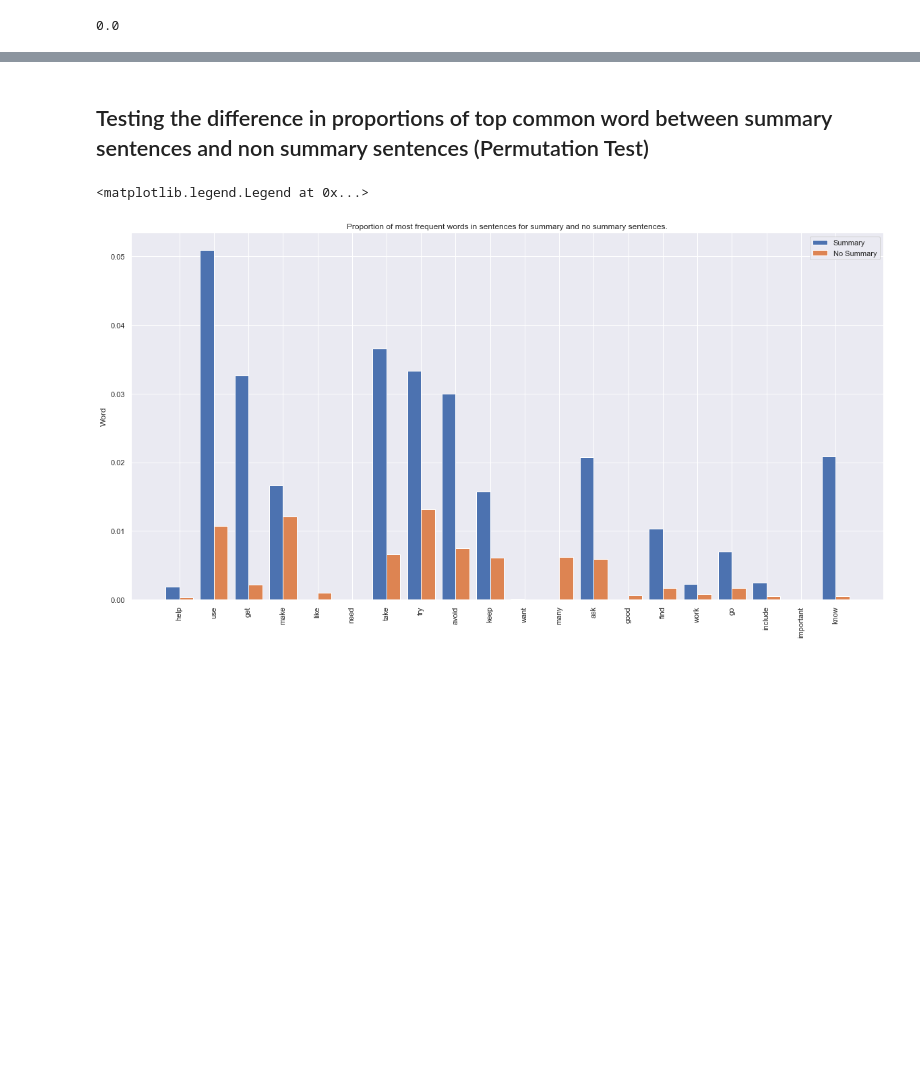
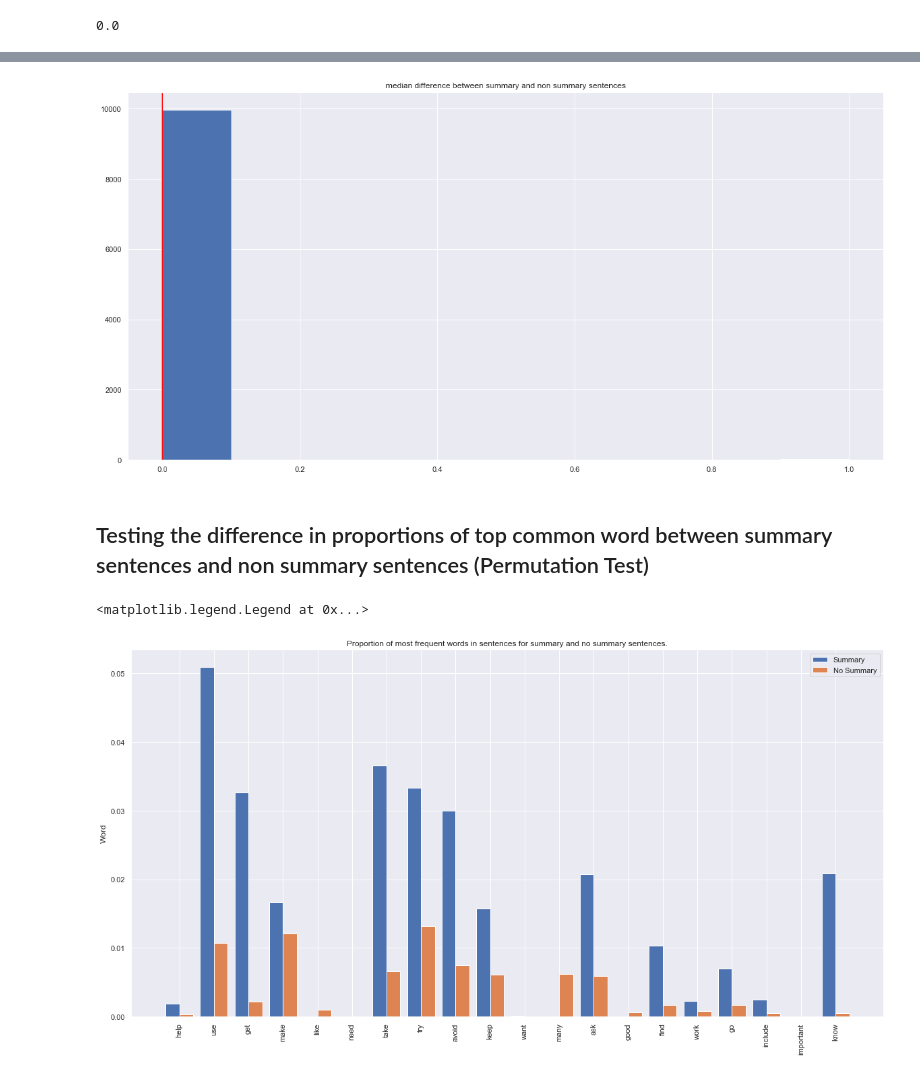
Before and after one commit to sarisboo/springboard, a Jupyter notebook: capstone_1/statistical_inference.ipynb, the cells around one changed output, grey strips where cells are left out. Saved outputs shown, nothing was run; the diff lists cells and outputs as text; code cells hidden in the pictures; blank space fills up the shorter version.

```diff
--- a/capstone_1/statistical_inference.ipynb
+++ b/capstone_1/statistical_inference.ipynb
@@ -98,0 +129,27 @@ The confidence interval is the following: the p-value = 0: we can reject the nul
+# %%
+# Reconstructing the median under the null hypothesis
+# Compute the combined median of the dataset
+combined_median = wikihow_subset['sentence_len'].median()
+
+# First shift the samples Should I shift the median ?
+shift_summary = wikihow_subset[wikihow_subset['is_summary'] == 'yes']['sentence_len'] - wikihow_subset[wikihow_subset['is_summary'] == 'yes']['sentence_len'].median() + combined_median
+shift_no_summary = wikihow_subset[wikihow_subset['is_summary'] == 'no']['sentence_len'] - wikihow_subset[wikihow_subset['is_summary'] == 'no']['sentence_len'].median() + combined_median
+# %%
+#Get bootstrap replicates for shifted data
+np.random.seed(42)
+N_rep = 10000
+
+#Initialize empty array of same size than reps
+bs_median_diffs = np.empty(10000)
+
+for rep in range(N_rep):
+
+    # Generate bootstrap sample: bs_sample
+    summarized = np.random.choice(shift_summary, size=len(summary))
+    no_sumarized = np.random.choice(shift_no_summary, size=len(no_summary))
+    bs_median_summary = np.median(summarized)
+    bs_median_no_summary = np.median(no_sumarized)
+
+    # Computing differences in means
+    bs_median_diff = bs_median_no_summary - bs_median_summary
+    bs_median_diffs[rep] = bs_median_diff
@@ -99,3 +182,13 @@ The confidence interval is the following: the p-value = 0: we can reject the nul
+# %%
+plt.figure(figsize=(20,10))
+plt.hist(bs_median_diffs)
+plt.title('median difference between summary and non summary sentences')
+plt.axvline(conf_int[0], color = 'red')
+plt.axvline(conf_int[1], color = 'red')
+#plt.axvline(median_diff, color = 'green')
+plt.show()
+# %% [output]
+[figure, added]
 # %% [markdown]
 ## Testing the difference in proportions of top common word between summary sentences and non summary sentences (Permutation Test)
 # %%
```
Also changed, not shown: parts of 31 cells of this notebook.
